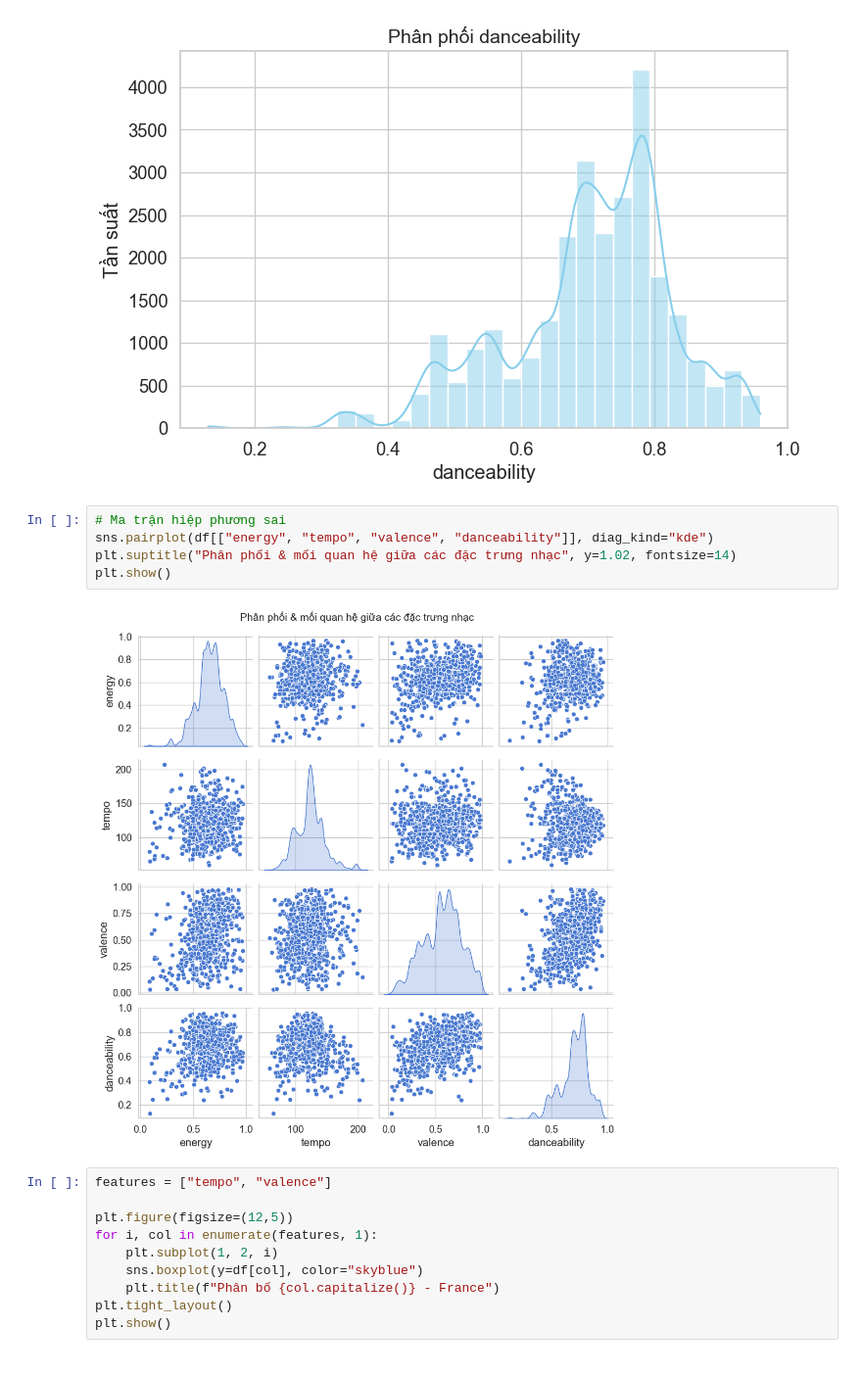
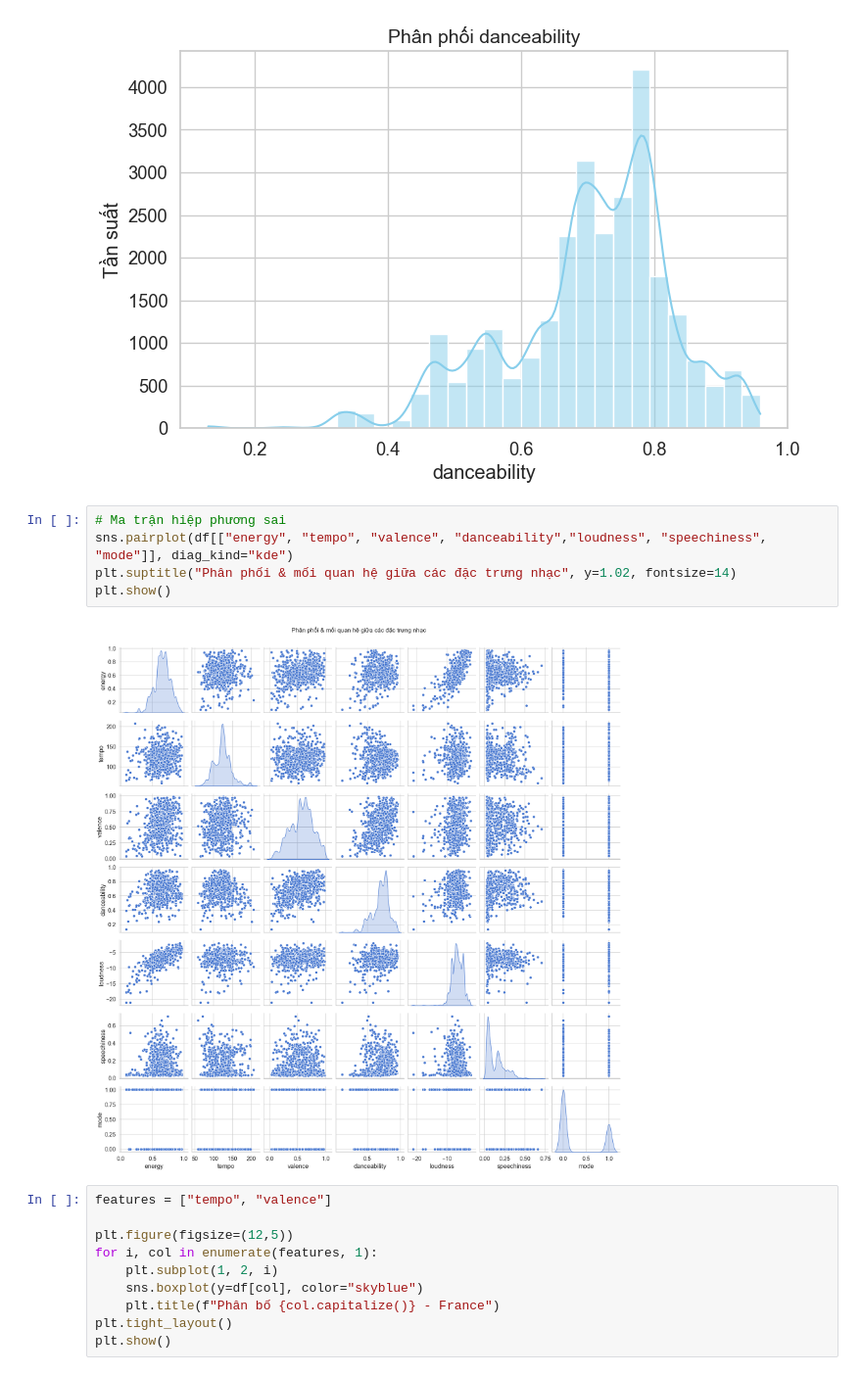
Before and after one commit to minhnhut273/spotify-data-project, a Jupyter notebook: analysis/EDA_france.ipynb, the cells around one changed output. Shown at 98% size. Saved outputs shown, nothing was run; the diff lists cells and outputs as text.

```diff
--- a/analysis/EDA_france.ipynb
+++ b/analysis/EDA_france.ipynb
@@ -209,11 +209,11 @@ for f in features:
 [figure]
 # %%
 # Ma trận hiệp phương sai
-sns.pairplot(df[["energy", "tempo", "valence", "danceability"]], diag_kind="kde")
+sns.pairplot(df[["energy", "tempo", "valence", "danceability","loudness", "speechiness", "mode"]], diag_kind="kde")
 plt.suptitle("Phân phối & mối quan hệ giữa các đặc trưng nhạc", y=1.02, fontsize=14)
 plt.show()
 # %% [output]
-[figure, old version]
+[figure, new version]
 # %%
 features = ["tempo", "valence"]
 
```
Also changed, not shown: 9 other files.
